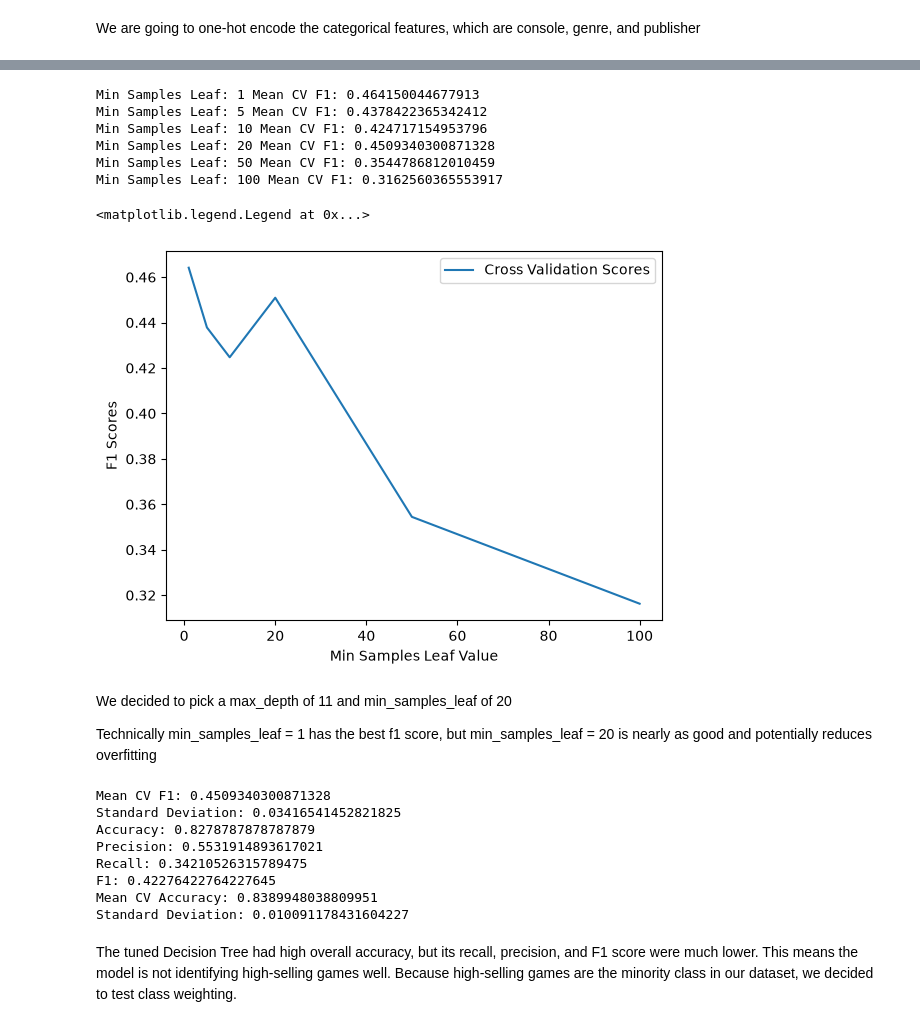
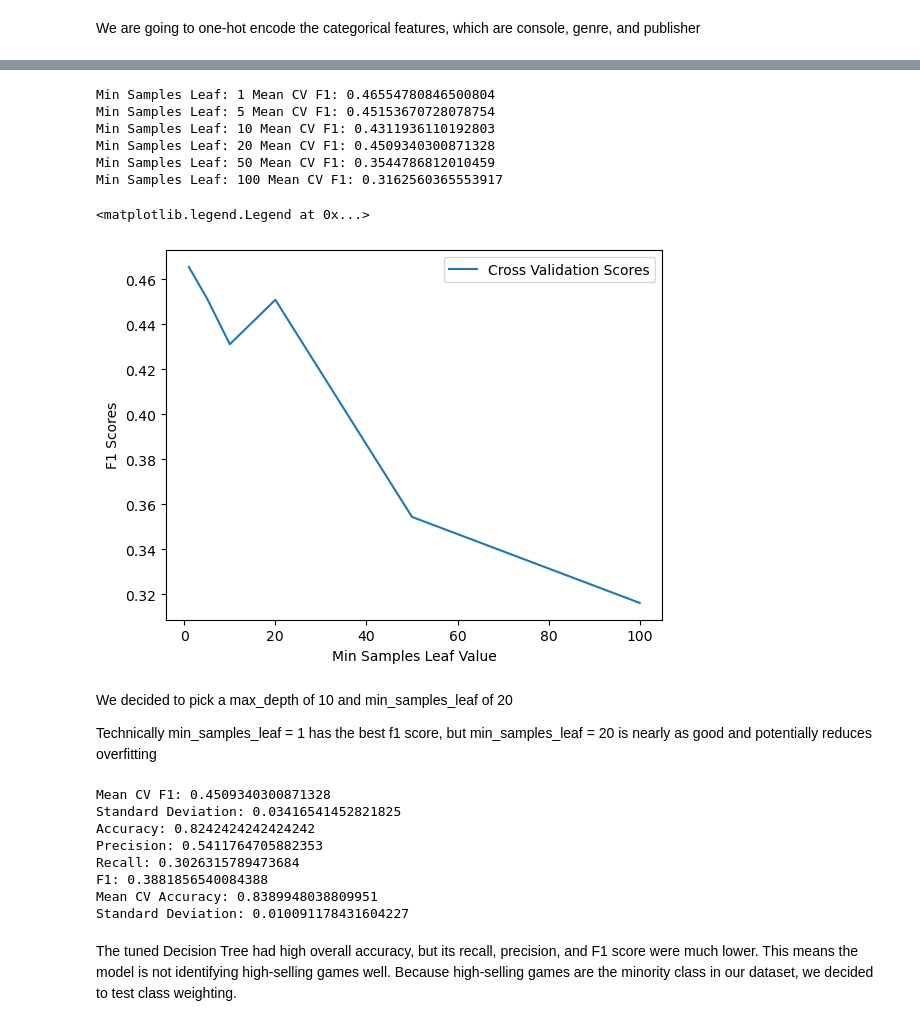
Before and after one commit to CarlosOlvera05/ML-Course-Project, a Jupyter notebook: MLProject.ipynb, the cells around one changed output, grey strips where cells are left out. Drawn from its saved outputs; the diff is of its cells as text; code cells hidden in the pictures.

```diff
--- a/MLProject.ipynb
+++ b/MLProject.ipynb
@@ -391,0 +370,43 @@ Accuracy Score: 0.8145454545454546
+# %%
+categorical_cols = ["console", "genre", "publisher"]
+
+# Determine the top 50 publishers using training data only
+fifty_top_publishers = (
+    X_train["publisher"]
+    .value_counts()
+    .head(50)
+    .index
+)
+
+# Group all other publishers into "Other"
+X_train["publisher"] = X_train["publisher"].where(
+    X_train["publisher"].isin(fifty_top_publishers),
+    "Other"
+)
+
+X_test["publisher"] = X_test["publisher"].where(
+    X_test["publisher"].isin(fifty_top_publishers),
+    "Other"
+)
+
+# One-hot encode categorical variables
+X_train = pd.get_dummies(
+    X_train,
+    columns=categorical_cols,
+    dtype=int
+)
+
+X_test = pd.get_dummies(
+    X_test,
+    columns=categorical_cols,
+    dtype=int
+)
+
+# Make test columns exactly match training columns
+X_test = X_test.reindex(
+    columns=X_train.columns,
+    fill_value=0
+)
+
+print("Training shape:", X_train.shape)
+print("Test shape:", X_test.shape)
@@ -442,47 +492,47 @@ Depth: 20 Mean CV F1: 0.43862683497547084
 # are more impactful for this value
 min_samples_leaves = [1, 5, 10, 20, 50, 100]
 # training_accuracies = []
 # testing_accuracies = []
 validation_f1_scores = []
 
 for n in min_samples_leaves:
     decision_tree = DecisionTreeClassifier(
     criterion="entropy",
-    max_depth=11,
+    max_depth=10,
     min_samples_leaf=n,
     random_state=42
     )
     decision_tree.fit(X_train, y_train)
 
     scores = cross_val_score(decision_tree, X_train, y_train, cv=5, scoring="f1")
     validation_f1_scores.append(scores.mean())
     print("Min Samples Leaf:", n, "Mean CV F1:", scores.mean())
 
 
 # We can see a visual of the accuracies here. We want to pick a validation accuracy that's highest
 # while the depth is kept low.
 plt.plot(min_samples_leaves, validation_f1_scores, label='Cross Validation Scores')
 plt.xlabel('Min Samples Leaf Value')
 plt.ylabel('F1 Scores')
 plt.legend()
 # %% [output]
-Min Samples Leaf: 1 Mean CV F1: 0.464150044677913
-Min Samples Leaf: 5 Mean CV F1: 0.4378422365342412
-Min Samples Leaf: 10 Mean CV F1: 0.424717154953796
+Min Samples Leaf: 1 Mean CV F1: 0.46554780846500804
+Min Samples Leaf: 5 Mean CV F1: 0.45153670728078754
+Min Samples Leaf: 10 Mean CV F1: 0.4311936110192803
 Min Samples Leaf: 20 Mean CV F1: 0.4509340300871328
 Min Samples Leaf: 50 Mean CV F1: 0.3544786812010459
 Min Samples Leaf: 100 Mean CV F1: 0.3162560365553917
 <matplotlib.legend.Legend at 0x...>
-[figure, old version]
+[figure, new version]
 # %% [markdown]
-We decided to pick a max_depth of 11 and min_samples_leaf of 20
+We decided to pick a max_depth of 10 and min_samples_leaf of 20
 
 Technically min_samples_leaf = 1 has the best f1 score, but min_samples_leaf = 20 is nearly as good and potentially reduces overfitting
 # %%
-# We now evaluate how a decision tree with a maximum depth of 5 and minimum sample leaves of 50 will perform
-decision_tree = DecisionTreeClassifier( criterion="entropy", max_depth=11, min_samples_leaf=20, random_state=42)
+# We now evaluate how a decision tree with a maximum depth of 10 and minimum sample leaves of 20 will perform
+decision_tree = DecisionTreeClassifier( criterion="entropy", max_depth=10, min_samples_leaf=20, random_state=42)
 
-#we also do cross validation of of the new decision tree to see how it performs with different splits of test and training data
+#we also do cross validation the new decision tree to see how it performs with different splits of test and training data
 cross = cross_val_score(decision_tree,X_train,y_train,cv=5,scoring="f1")
 
 print("Mean CV F1:", cross.mean())
@@ -503,10 +553,10 @@ print("Standard Deviation: " + str(cross.std()))
 # %% [output]
 Mean CV F1: 0.4509340300871328
 Standard Deviation: 0.03416541452821825
-Accuracy: 0.8278787878787879
-Precision: 0.5531914893617021
-Recall: 0.34210526315789475
-F1: 0.42276422764227645
+Accuracy: 0.8242424242424242
+Precision: 0.5411764705882353
+Recall: 0.3026315789473684
+F1: 0.3881856540084388
 Mean CV Accuracy: 0.8389948038809951
 Standard Deviation: 0.010091178431604227
 # %% [markdown]
```
Also changed, not shown: parts of 65 cells of this notebook.
